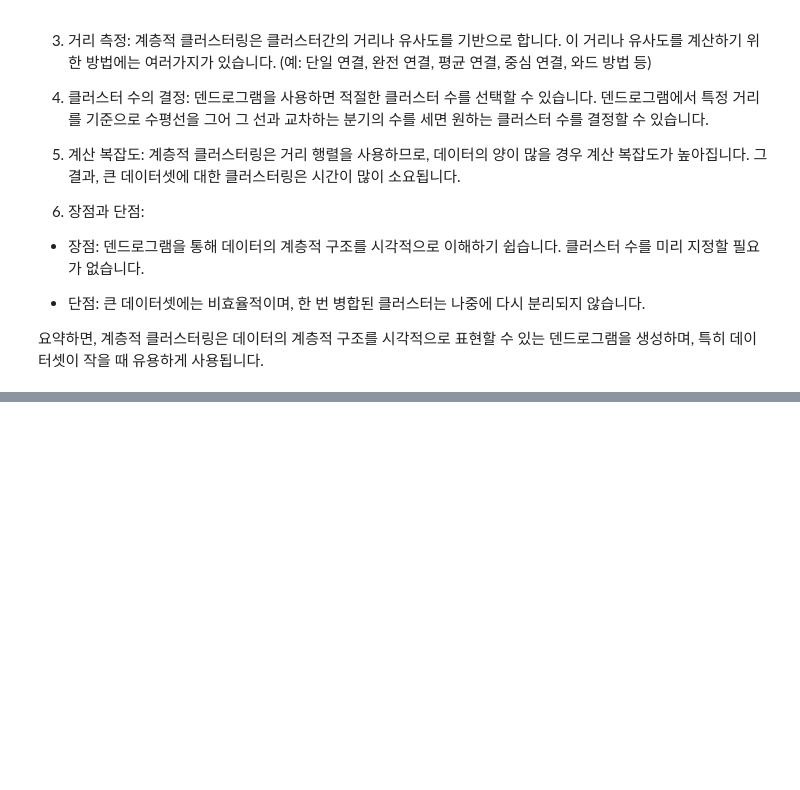
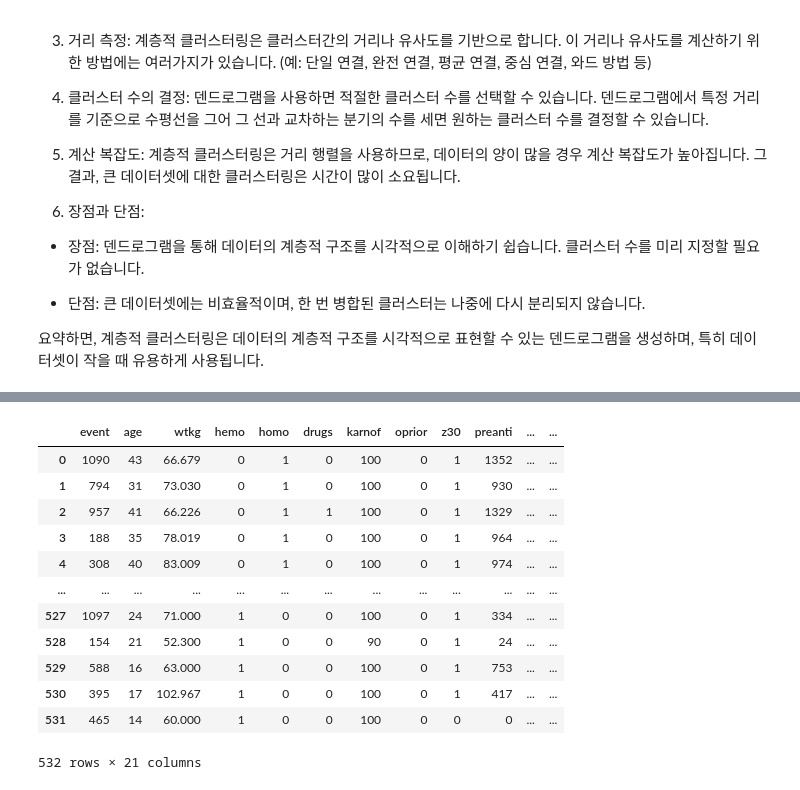
Before and after one commit to jx-dohwan/Study_ML_basics, a Jupyter notebook: Machine learning algorithm by type/Clustering/Hierarchical_Clustering.ipynb, the cells around one changed output, grey strips where cells are left out. Saved outputs shown, nothing was run; the diff lists cells and outputs as text; code cells hidden in the pictures; blank space fills up the shorter version.

```diff
--- a/Machine learning algorithm by type/Clustering/Hierarchical_Clustering.ipynb
+++ b/Machine learning algorithm by type/Clustering/Hierarchical_Clustering.ipynb
@@ -52,0 +109,16 @@ data=pd.read_csv("https://raw.githubusercontent.com/GonieAhn/Data-Science-online
+# %%
+X
+# %% [output]
+|  | event | age | wtkg | hemo | homo | drugs | karnof | oprior | z30 | preanti | ... | ... |
+| 0 | 1090 | 43 | 66.679 | 0 | 1 | 0 | 100 | 0 | 1 | 1352 | ... | ... |
+| 1 | 794 | 31 | 73.030 | 0 | 1 | 0 | 100 | 0 | 1 | 930 | ... | ... |
+| 2 | 957 | 41 | 66.226 | 0 | 1 | 1 | 100 | 0 | 1 | 1329 | ... | ... |
+| 3 | 188 | 35 | 78.019 | 0 | 1 | 0 | 100 | 0 | 1 | 964 | ... | ... |
+| 4 | 308 | 40 | 83.009 | 0 | 1 | 0 | 100 | 0 | 1 | 974 | ... | ... |
+| ... | ... | ... | ... | ... | ... | ... | ... | ... | ... | ... | ... | ... |
+| 527 | 1097 | 24 | 71.000 | 1 | 0 | 0 | 100 | 0 | 1 | 334 | ... | ... |
+| 528 | 154 | 21 | 52.300 | 1 | 0 | 0 | 90 | 0 | 1 | 24 | ... | ... |
+| 529 | 588 | 16 | 63.000 | 1 | 0 | 0 | 100 | 0 | 1 | 753 | ... | ... |
+| 530 | 395 | 17 | 102.967 | 1 | 0 | 0 | 100 | 0 | 1 | 417 | ... | ... |
+| 531 | 465 | 14 | 60.000 | 1 | 0 | 0 | 100 | 0 | 0 | 0 | ... | ... |
+532 rows × 21 columns
```
Also changed, not shown: parts of 11 cells of this notebook.
